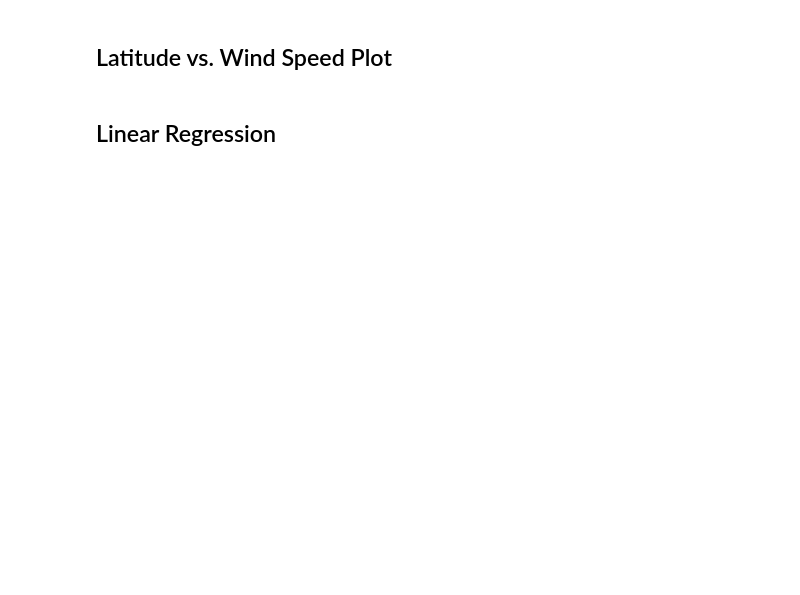
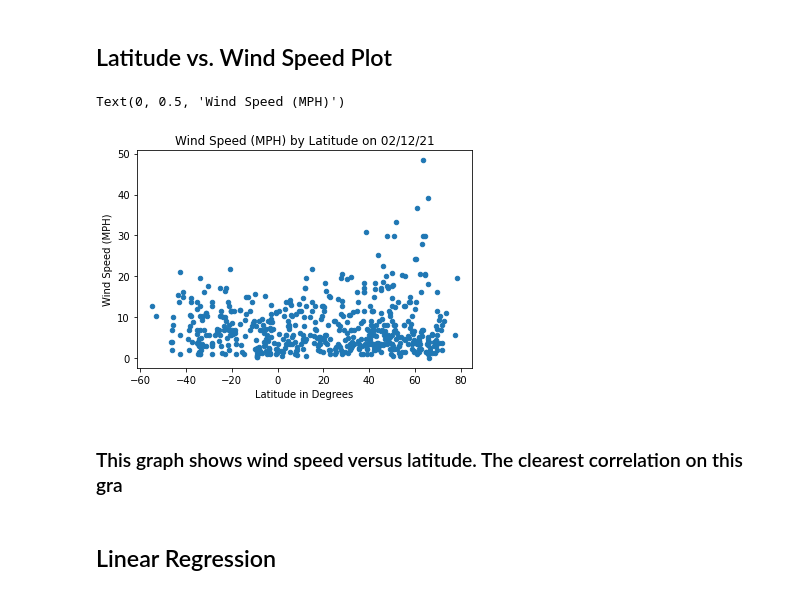
Before and after one commit to NateWitte/python_api_challenge, a Jupyter notebook: WeatherPy/StarterWeatherPy.ipynb, the cells around one changed output. Cells and saved outputs as stored; diff of their text form; code cells hidden in the pictures; blank space fills up the shorter version.

```diff
--- a/WeatherPy/StarterWeatherPy.ipynb
+++ b/WeatherPy/StarterWeatherPy.ipynb
@@ -220,4 +246,13 @@ today_date=datetime.today().strftime('%m/%d/%y')
 # %% [markdown]
 ## Latitude vs. Wind Speed Plot
+# %%
+latvscloud=clean_city_data.plot.scatter("Lat","Wind Speed", title=(f"Wind Speed (MPH) by Latitude on {today_date}"))
+latvscloud.set_xlabel("Latitude in Degrees")
+latvscloud.set_ylabel("Wind Speed (MPH)")
+# %% [output]
+Text(0, 0.5, 'Wind Speed (MPH)')
+[figure, added]
+# %% [markdown]
+### This graph shows wind speed versus latitude. The clearest correlation on this gra
 # %% [markdown]
 ## Linear Regression
```
Also changed, not shown: parts of 8 cells of this notebook.
